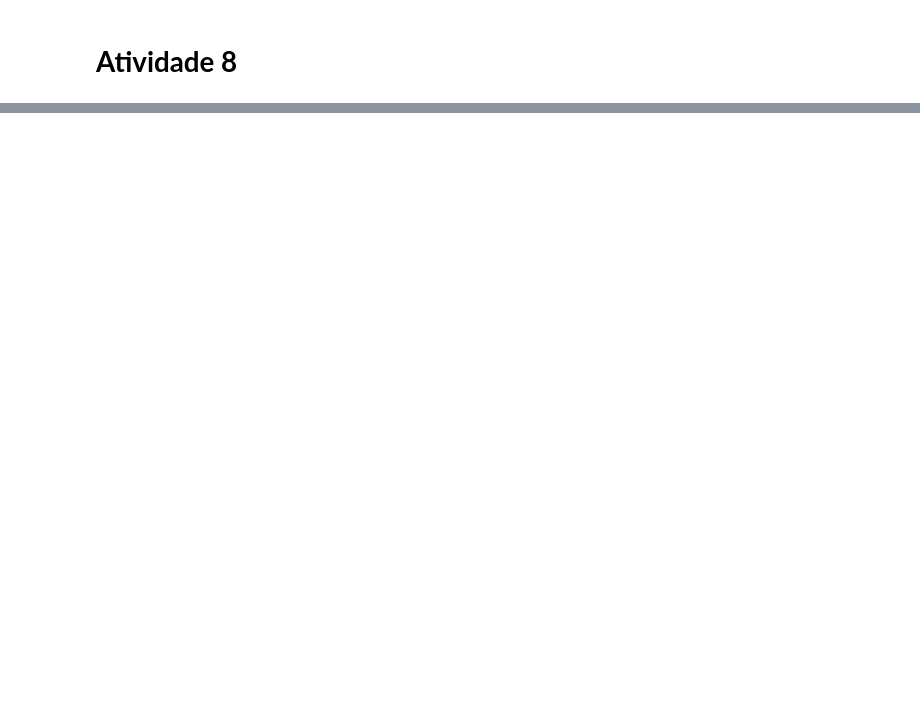
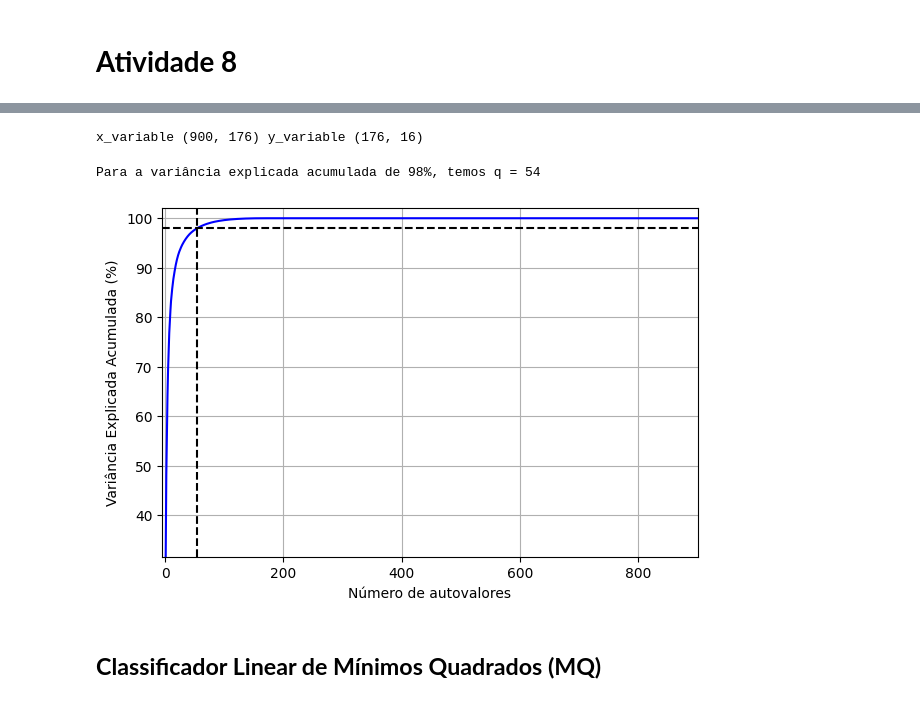
Before and after one commit to marianamf0/facial_recognition, a Jupyter notebook: atividade_parte2.ipynb, the cells around one changed output, grey strips where cells are left out. Drawn from its saved outputs; the diff is of its cells as text; code cells hidden in the pictures; blank space fills up the shorter version.

```diff
--- a/atividade_parte2.ipynb
+++ b/atividade_parte2.ipynb
@@ -221,0 +449,33 @@ Tempo: 8.43 s
+# %%
+x_variable = []
+for index in range(11):
+    file = "intruso0"+str(index+1) if index < 9 else "intruso"+str(index+1)
+    img = read_image(path="image/", file=file+".jpeg")
+    img = img.resize((30, 30))
+
+    A = np.asarray(img, dtype=np.float64) / 255.0
+    a = A.flatten(order="F")
+    x_variable.append(a)
+
+x_variable = np.concatenate([x_values, np.array(x_variable).T], axis=1)
+
+y_known_ext = np.hstack([y_values, np.zeros((y_values.shape[0], 1))])
+y_intr = np.zeros((11, y_values.shape[1] + 1))
+y_intr[:, -1] = 1.0
+y_variable = np.vstack([y_known_ext, y_intr])
+
+print("x_variable", x_variable.shape, "y_variable", y_variable.shape)
+# %% [output]
+x_variable (900, 176) y_variable (176, 16)
+# %%
+ve_cum, pca_x_variable = pcacov(value=x_variable, value_q=900)
+
+threshold = 0.98
+new_q_x_variable = int((ve_cum <= threshold).sum())
+print(f"Para a variância explicada acumulada de 98%, temos q = {new_q_x_variable}")
+# %% [output]
+Para a variância explicada acumulada de 98%, temos q = 54
+# %%
+graphic_ve_cum(ve_cum=ve_cum, threshold=threshold, new_q=new_q_x_variable)
+# %% [output]
+[figure, added]
@@ -221,0 +497,2 @@ Tempo: 8.43 s
+# %% [markdown]
+## **Classificador Linear de Mínimos Quadrados (MQ)**
```
Also changed, not shown: parts of 52 cells of this notebook, 4 other files.
